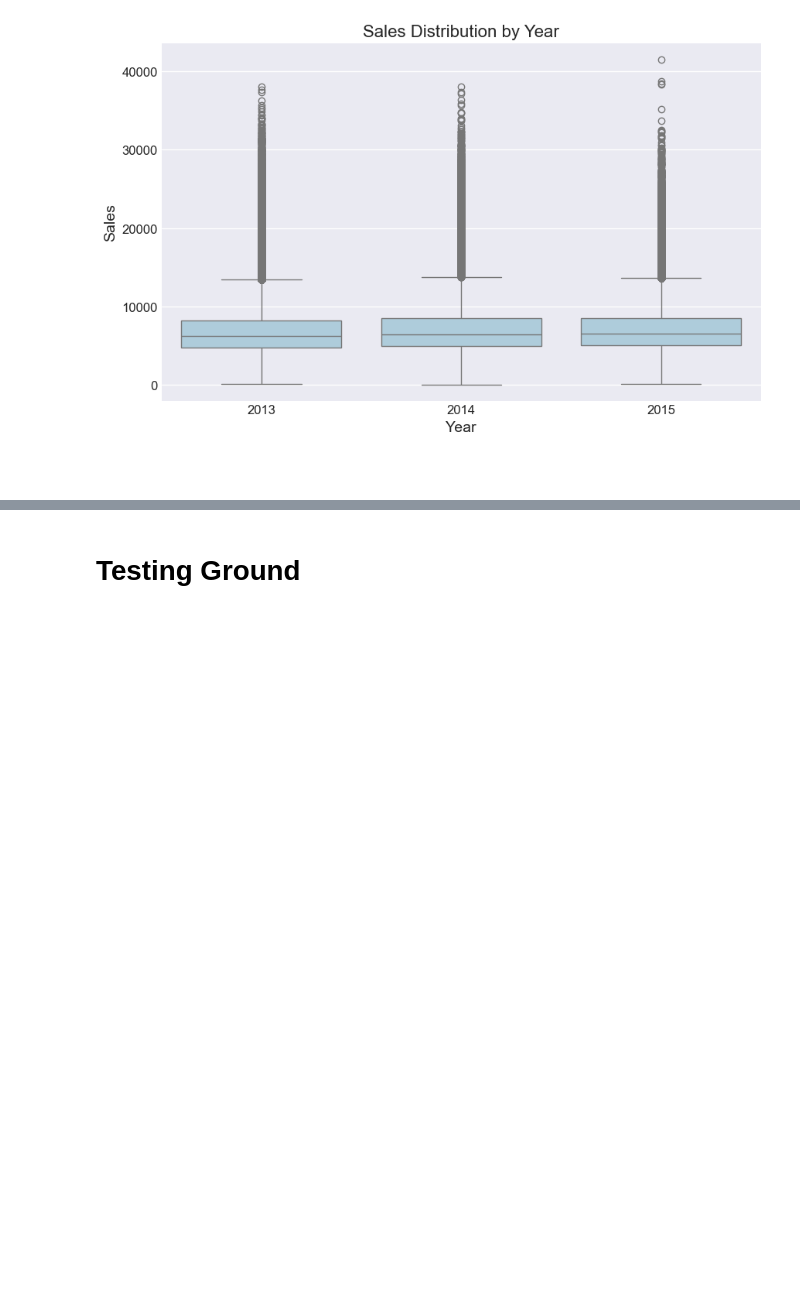
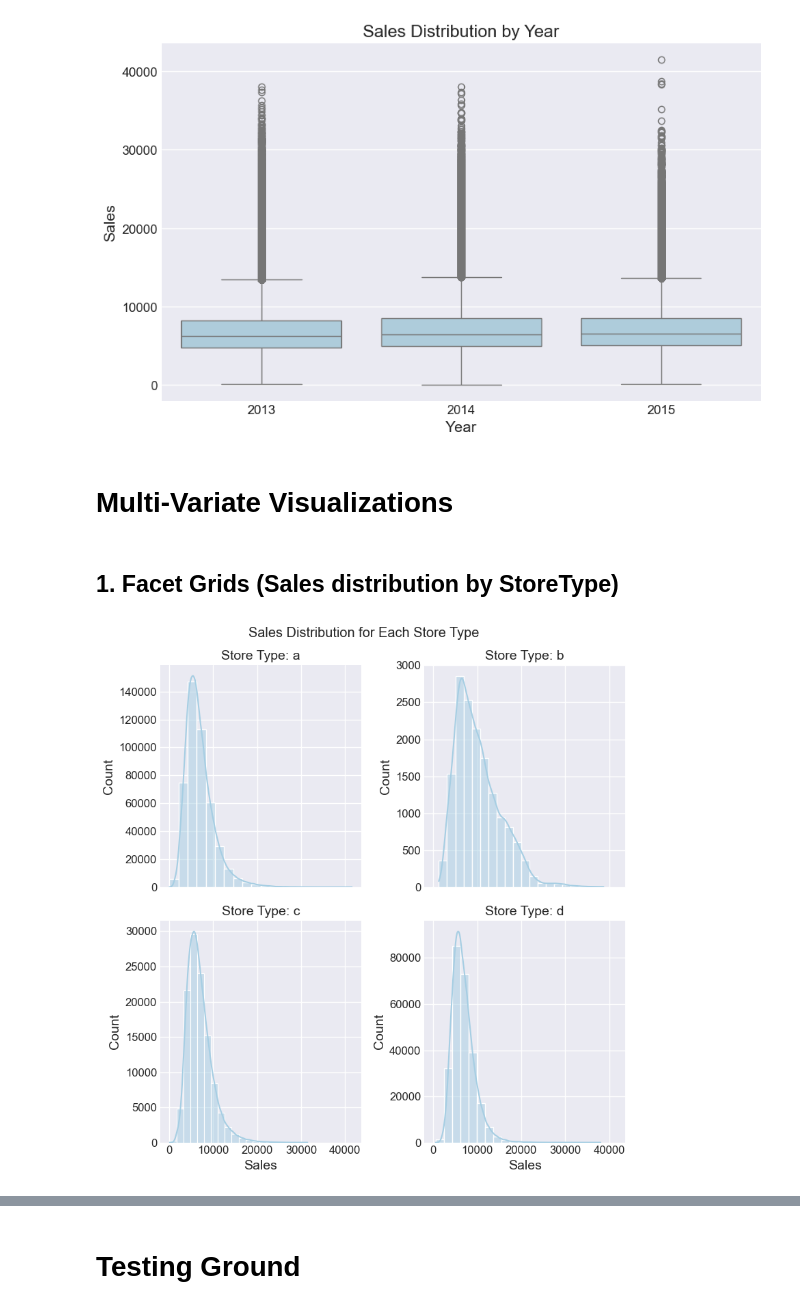
Before and after one commit to Zaid-N-Ansari/PG-Mini-Project, a Jupyter notebook: Regression/RossmannStoreSales.ipynb, the cells around one changed output, grey strips where cells are left out. Saved outputs shown, nothing was run; the diff lists cells and outputs as text; code cells hidden in the pictures; blank space fills up the shorter version.

```diff
--- a/Regression/RossmannStoreSales.ipynb
+++ b/Regression/RossmannStoreSales.ipynb
@@ -568,4 +568,15 @@ plt.show()
 [figure]
 # %% [markdown]
 
-#
+# Multi-Variate Visualizations
+# %% [markdown]
+
+## 1. Facet Grids (Sales distribution by StoreType)
+# %%
+g = sns.FacetGrid(copy_training_data.sort_values(by='StoreType'), col='StoreType', col_wrap=2, height=4, sharey=False)
+g.map(sns.histplot, 'Sales', kde=True, bins=20)
+g.set_titles("Store Type: {col_name}")
+plt.suptitle('Sales Distribution for Each Store Type', y=1.02)
+plt.show()
+# %% [output]
+[figure, added]
```
Also changed, not shown: parts of 15 cells of this notebook.
